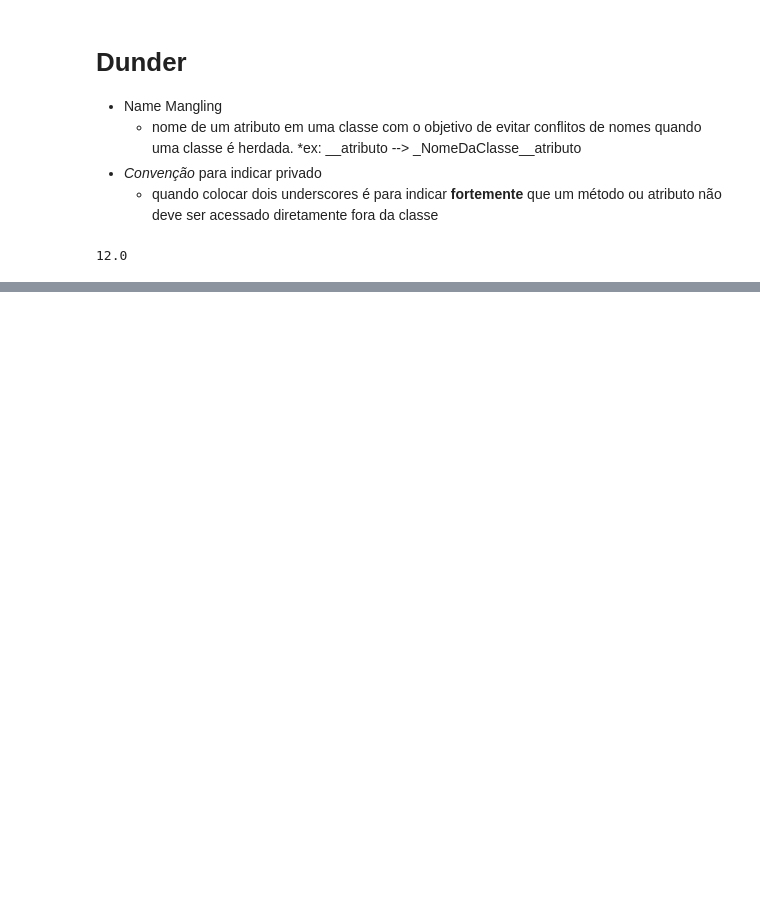
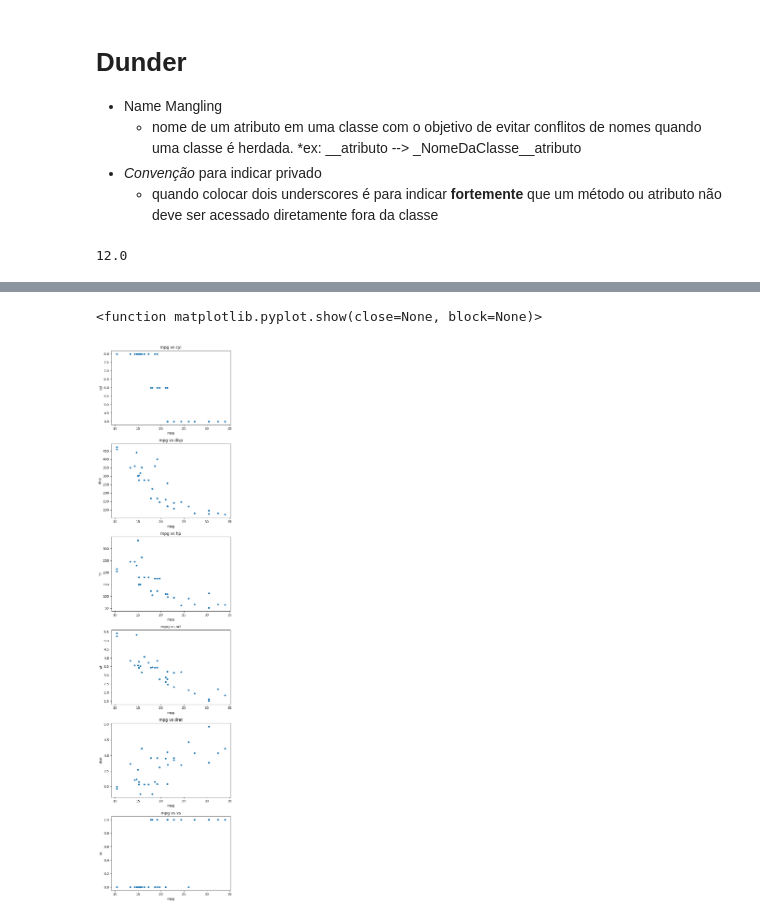
Before and after one commit to pierrout/AIML, a Jupyter notebook: RegressaoLinear.ipynb, the cells around one changed output, grey strips where cells are left out. Cells and saved outputs as stored; diff of their text form; code cells hidden in the pictures; blank space fills up the shorter version.

```diff
--- a/RegressaoLinear.ipynb
+++ b/RegressaoLinear.ipynb
@@ -57,0 +97,15 @@ print(previsao)
+# %%
+column_pairs = [('mpg','cyl'),('mpg','disp'),('mpg','hp'),('mpg','wt'),('mpg','drat'),('mpg','vs')]
+n_plots = len(column_pairs)
+fig, axes = plt.subplots(nrows=n_plots, ncols=1, figsize=(6,4 * n_plots))
+
+for i, pair in enumerate(column_pairs):
+  x_col, y_col = pair
+  sns.scatterplot(x=x_col, y=y_col, data=base, ax=axes[i])
+  axes[i].set_title(f'{x_col} vs {y_col}')
+
+plt.tight_layout()
+plt.show
+# %% [output]
+<function matplotlib.pyplot.show(close=None, block=None)>
+[figure, added]
```
Also changed, not shown: parts of 7 cells of this notebook.
